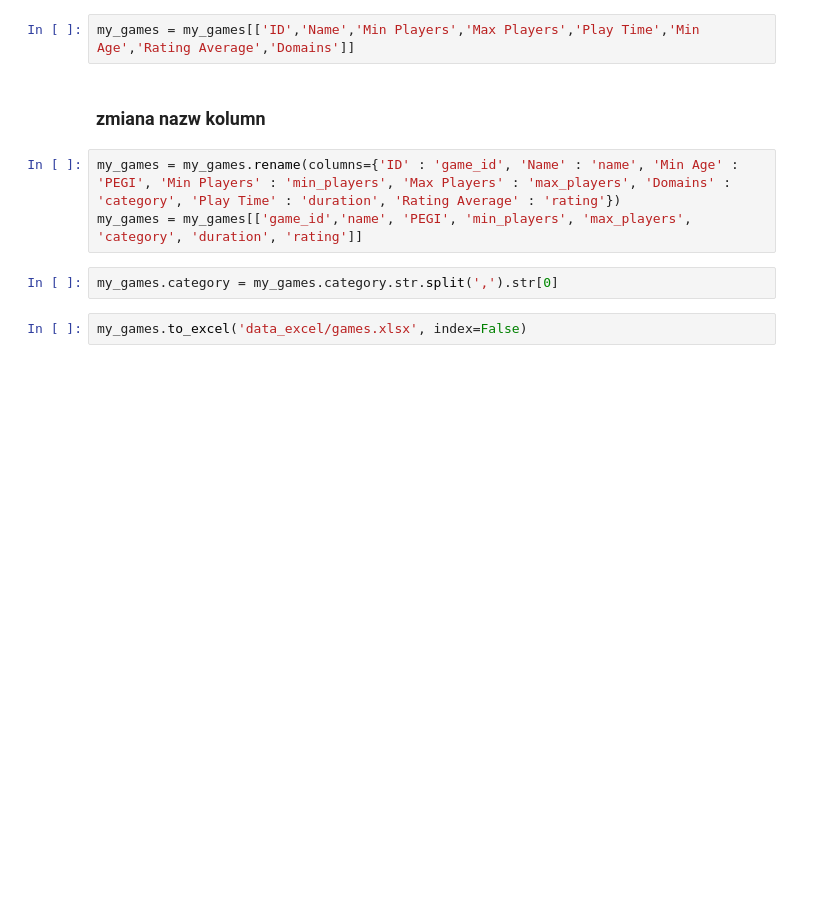
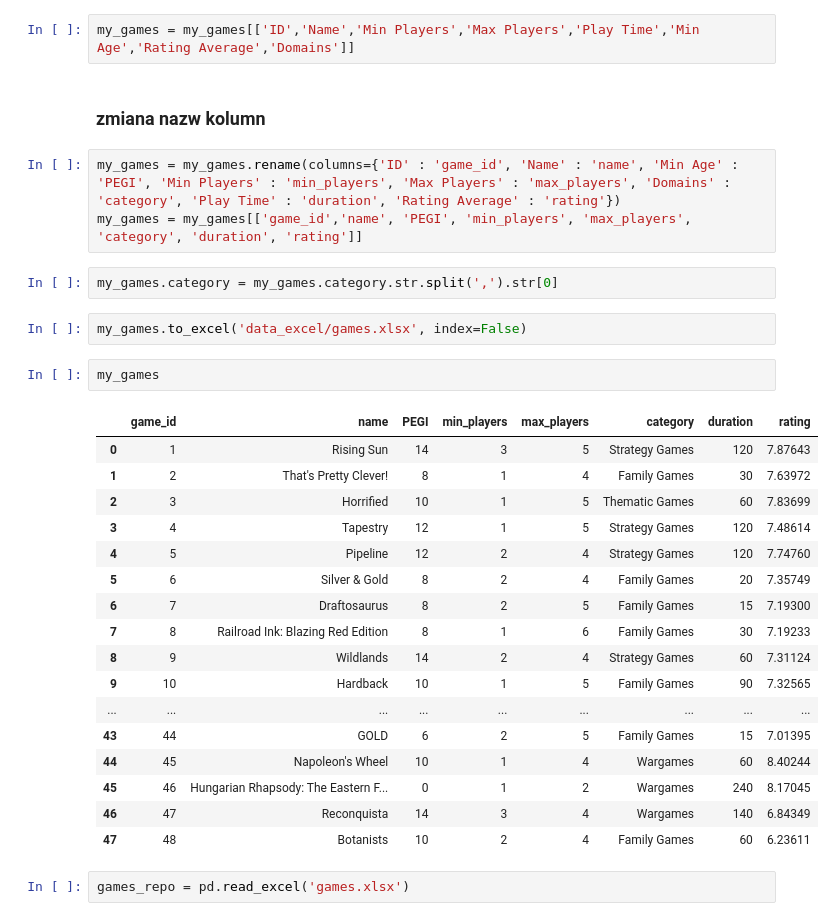
Before and after one commit to Staszek15/store-database, a Jupyter notebook: games_generate.ipynb, the cells around one changed output. Saved outputs shown, nothing was run; the diff lists cells and outputs as text; blank space fills up the shorter version.

```diff
--- a/games_generate.ipynb
+++ b/games_generate.ipynb
@@ -59,3 +63,25 @@ my_games = my_games[['game_id','name', 'PEGI', 'min_players', 'max_players', 'ca
 my_games.category = my_games.category.str.split(',').str[0]
 # %%
 my_games.to_excel('data_excel/games.xlsx', index=False)
+# %%
+my_games
+# %% [output]
+|  | game_id | name | PEGI | min_players | max_players | category | duration | rating |
+| 0 | 1 | Rising Sun | 14 | 3 | 5 | Strategy Games | 120 | 7.87643 |
+| 1 | 2 | That's Pretty Clever! | 8 | 1 | 4 | Family Games | 30 | 7.63972 |
+| 2 | 3 | Horrified | 10 | 1 | 5 | Thematic Games | 60 | 7.83699 |
+| 3 | 4 | Tapestry | 12 | 1 | 5 | Strategy Games | 120 | 7.48614 |
+| 4 | 5 | Pipeline | 12 | 2 | 4 | Strategy Games | 120 | 7.74760 |
+| 5 | 6 | Silver & Gold | 8 | 2 | 4 | Family Games | 20 | 7.35749 |
+| 6 | 7 | Draftosaurus | 8 | 2 | 5 | Family Games | 15 | 7.19300 |
+| 7 | 8 | Railroad Ink: Blazing Red Edition | 8 | 1 | 6 | Family Games | 30 | 7.19233 |
+| 8 | 9 | Wildlands | 14 | 2 | 4 | Strategy Games | 60 | 7.31124 |
+| 9 | 10 | Hardback | 10 | 1 | 5 | Family Games | 90 | 7.32565 |
+| ... | ... | ... | ... | ... | ... | ... | ... | ... |
+| 43 | 44 | GOLD | 6 | 2 | 5 | Family Games | 15 | 7.01395 |
+| 44 | 45 | Napoleon's Wheel | 10 | 1 | 4 | Wargames | 60 | 8.40244 |
+| 45 | 46 | Hungarian Rhapsody: The Eastern F... | 0 | 1 | 2 | Wargames | 240 | 8.17045 |
+| 46 | 47 | Reconquista | 14 | 3 | 4 | Wargames | 140 | 6.84349 |
+| 47 | 48 | Botanists | 10 | 2 | 4 | Family Games | 60 | 6.23611 |
+# %%
+games_repo = pd.read_excel('games.xlsx')
```
Also changed, not shown: parts of 11 cells of this notebook, 2 other files.
